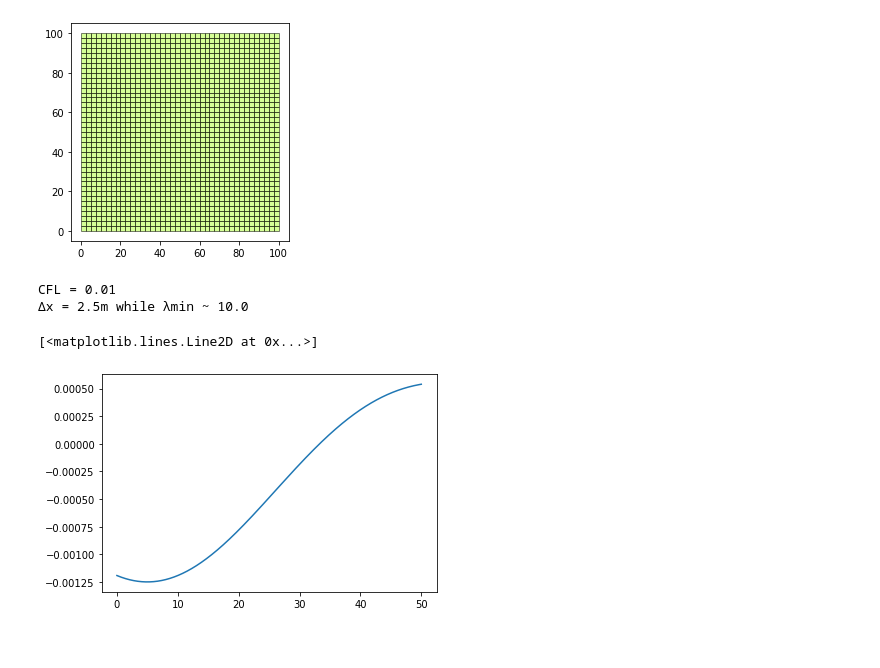
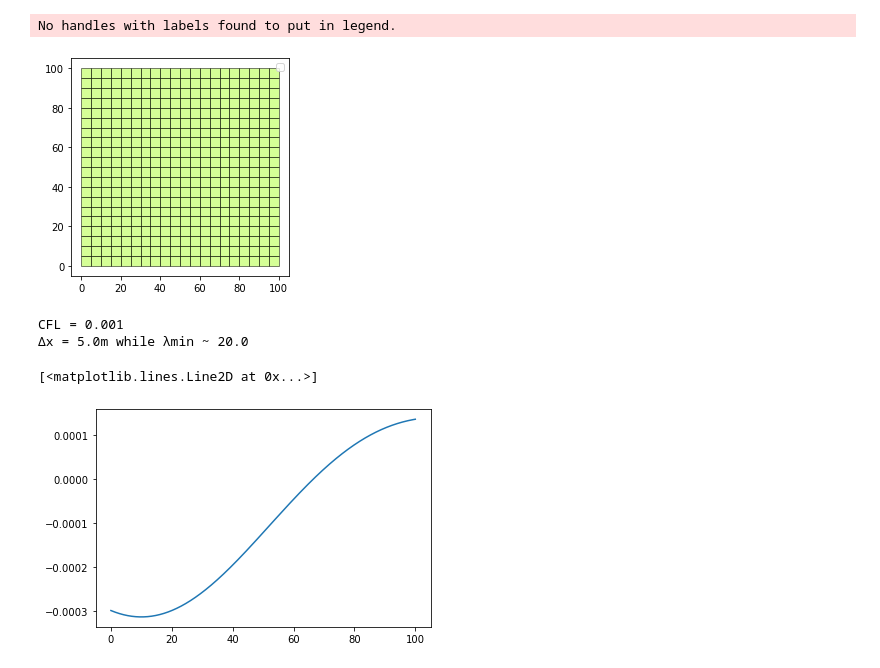
Before and after one commit to sbrisson-sudo/FEM_Elastic_Waves, a Jupyter notebook: src/fem2dDyn.ipynb, the cells around one changed output. Drawn from its saved outputs; the diff is of its cells as text; code cells hidden in the pictures.

```diff
--- a/src/fem2dDyn.ipynb
+++ b/src/fem2dDyn.ipynb
@@ -8,43 +7,7 @@ from read_gmsh4 import readGmsh4
-# %%
-# definition d'un objet element
-
-class Node:
-    id = 0
-    def __init__(self, x, y, region):
-        self.id = Node.id
-        Node.id += 1
-        self.x = x
-        self.y = y
-        self.region = region
-
-    def __repr__(self):
-        return f"Node {self.id} [{self.x},{self.y}], region = {self.region}"
-
-class Element:
-    id = 0
-    def __init__(self, nodes):
-        self.nodes = nodes
-        self.id = Element.id
-        Element.id += 1
-
-    def getCoords(self):
-        return np.array([[n.x,n.y] for n in self.nodes])
-
-    def __repr__(self):
-        return f"Element {self.id}\nNodes : {[n.id for n in self.nodes]}\nCoords : {self.getCoords()}"
-
-def plotMesh(elements):
-
-    fig, ax = plt.subplots()
-    for e in elements:
-        coords = e.getCoords()
-        plt.fill(coords[:,0], coords[:,1], color="greenyellow", alpha=0.5, ec="k")
-    ax.set_aspect("equal", "box")
-    plt.show()
 # %%
 # definition du maillage
 
-N = 40
+N = 20
 L = 100.0
 xCoords = np.linspace(0.0, L, N+1)
 dof = (N+1)*(N+1)
@@ -61,9 +24,10 @@ for i in range(N*N):
     nodesIdx = [i+i//N,i+1+i//N,i+N+2+i//N,i+N+1+i//N]
     elements.append(Element([nodes[n] for n in nodesIdx]))
 # %%
-plotMesh(elements)
+plotMesh(elements, nodes)
 # %% [output]
+No handles with labels found to put in legend.
-[figure, old version]
+[figure, new version]
 # %%
 # définition des interpolateurs (P1 : linéaire) et de ses dérivées partielles
 phi = [
@@ -191,10 +155,10 @@ f = lambda t : (4*(t-t0)**2*f0**4 - 2*f0**2)*np.exp(-(t-t0)**2*f0**2)
 print(f"CFL = {Δt/Δx}")
 print(f"Δx = {Δx}m while λmin ~ {1/(4*f0)}")
 # %% [output]
-CFL = 0.01
-Δx = 2.5m while λmin ~ 10.0
+CFL = 0.001
+Δx = 5.0m while λmin ~ 20.0
 # %%
 plt.plot(time, f(time))
 # %% [output]
 [<matplotlib.lines.Line2D at 0x...>]
-[figure, old version]
+[figure, new version]
```
Also changed, not shown: parts of 7 cells of this notebook, 7 other files.
